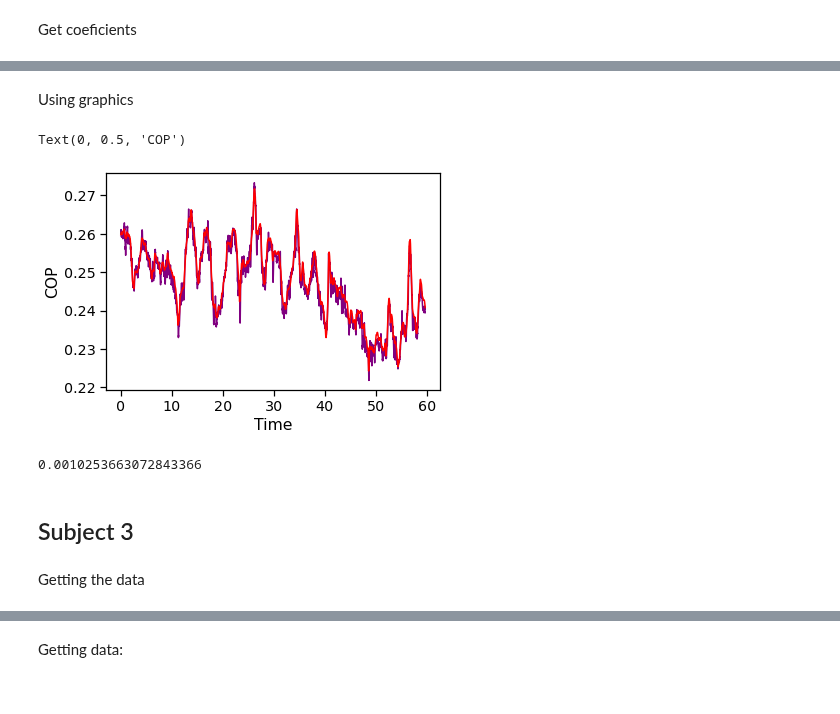
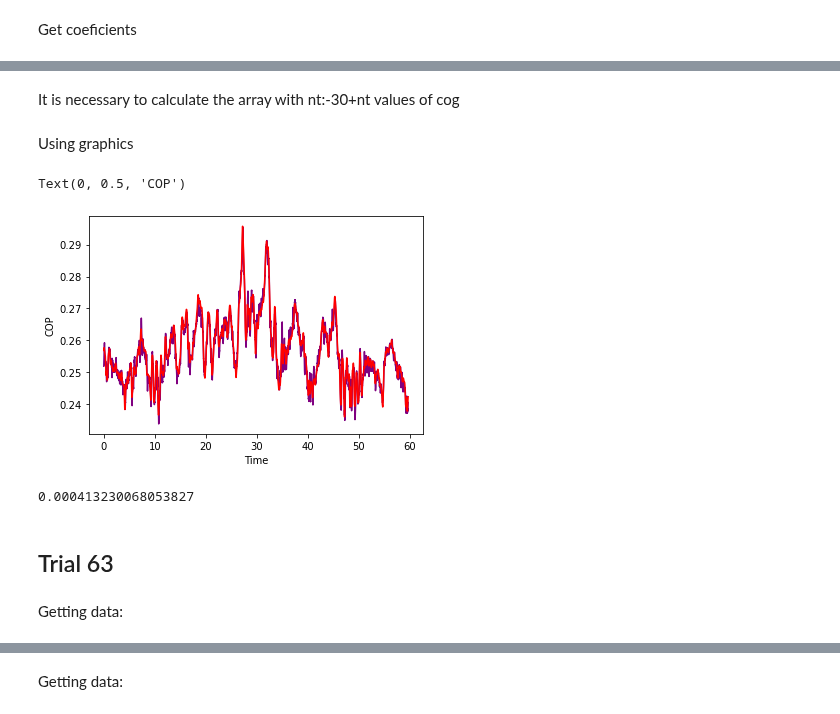
Before and after one commit to FernandaVanzini/COPandCOGestimar, a Jupyter notebook: RegressãoLinear.ipynb, the cells around one changed output, grey strips where cells are left out. Cells and saved outputs as stored; diff of their text form; code cells hidden in the pictures.

```diff
--- a/RegressãoLinear.ipynb
+++ b/RegressãoLinear.ipynb
@@ -232,23 +234,37 @@ c3,d3,_,_=np.linalg.lstsq(x33,y33,rcond=None)
+# %%
+fname_grftest3=os.path.join(path2,PDSinfo.Trial[10]+'grf'+'.txt')
+fname_mkrtest3=os.path.join(path2,PDSinfo.Trial[10]+'mkr'+'.txt')
+grftest3=pd.read_csv(fname_grftest3,delimiter='\t',header=0,engine='c')
+mkrtest3=pd.read_csv(fname_mkrtest3,delimiter='\t',header=0,engine='c')
+# %%
+u3=mkrtest3['COG_X']
+v3=grftest3['COPNET_X']
+# %% [markdown]
+It is necessary to calculate the array with nt:-30+nt values of cog
+# %%
+x3test3=np.array(u3[:-30]).reshape(-1,1)
+for nt in range(1,30):
+    x3test3=np.hstack((x3test3,np.array(u3[nt:-30+nt]).reshape(-1,1)))
 # %% [markdown]
 Using graphics
 # %%
-yestimative3=x33@c
-plt.plot(t3[:-30],yestimative3,marker='',color='purple',linestyle='-')
-plt.plot(t3[:-30],y3[30:],marker='',color='red',linestyle='-')
+yexttest3=x3test3@c
+plt.plot(t3[:-30],yexttest3,marker='',color='purple',linestyle='-')
+plt.plot(t3[:-30],v3[30:],marker='',color='red',linestyle='-')
 plt.xlabel('Time')
 plt.ylabel('COP')
 # %% [output]
 Text(0, 0.5, 'COP')
-[figure, old version]
+[figure, new version]
 # %%
-yestimative3med=np.mean(yestimative3)
-yreal3med=np.mean(y3[30:])
+yestimative3med=np.mean(yexttest3)
+yreal3med=np.mean(v3[30:])
 e3=np.sqrt(((yestimative3med-yreal3med)**2))
 print(e3)
 # %% [output]
-0.0010253663072843366
+0.000413230068053827
-# %% [markdown]
-## Subject 3
+# %% [markdown]
+## Trial 63
 # %% [markdown]
-Getting the data
+Getting data:
 # %%
```
Also changed, not shown: parts of 38 cells of this notebook.
